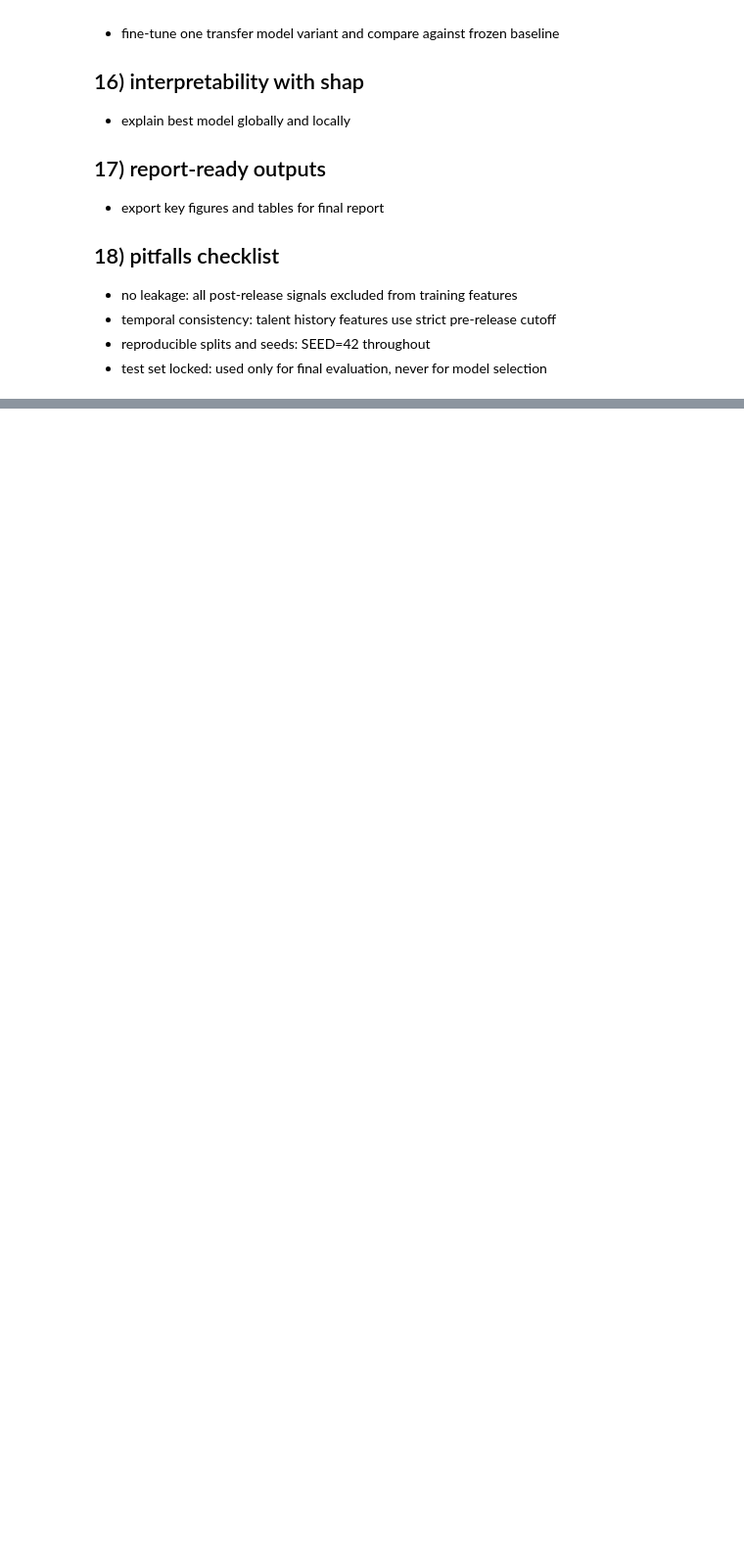
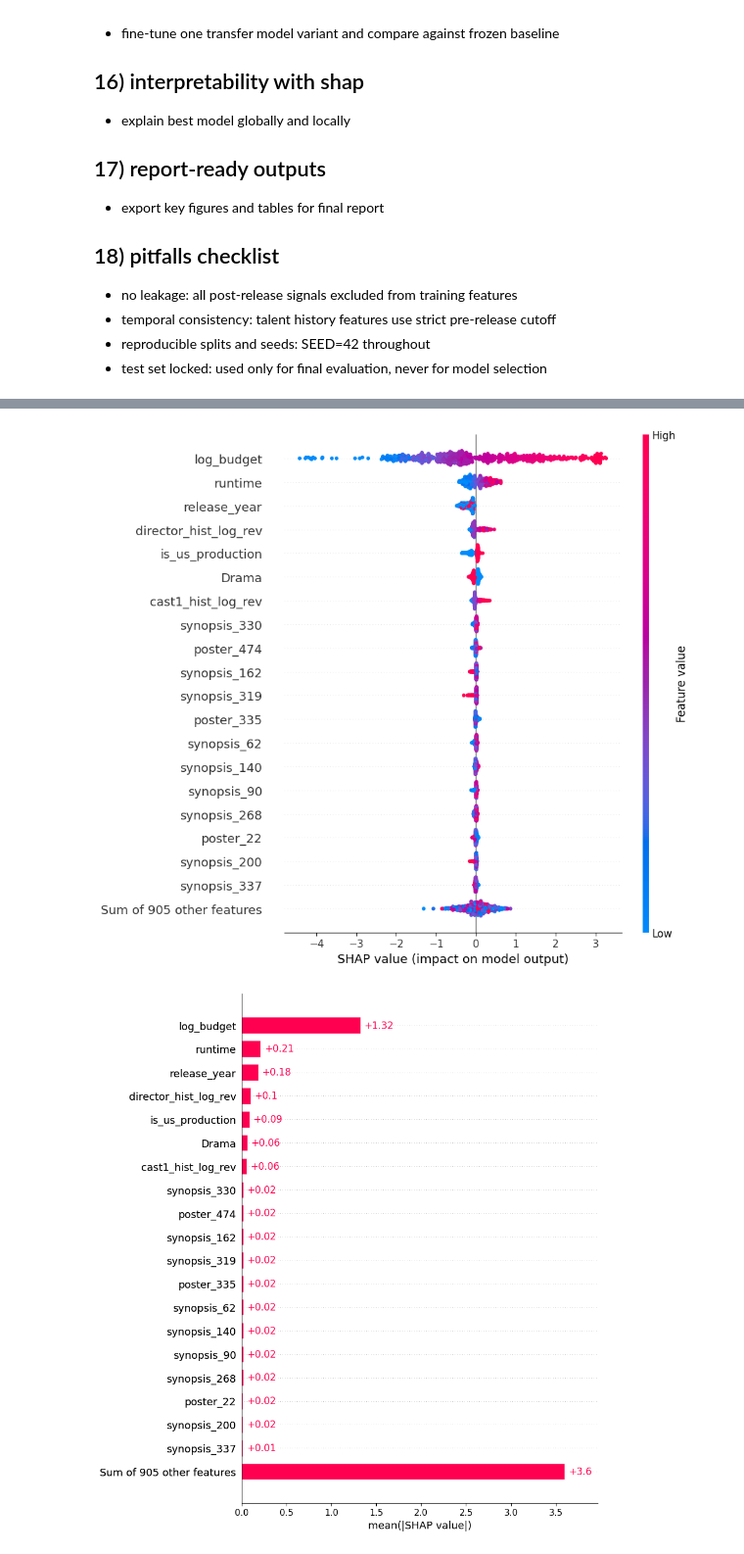
Before and after one commit to oliespineira/ML-project, a Jupyter notebook: notebook.ipynb, the cells around one changed output, grey strips where cells are left out. Shown at 98% size. Drawn from its saved outputs; the diff is of its cells as text; code cells hidden in the pictures; blank space fills up the shorter version.

Commit message:
model

```diff
--- a/notebook.ipynb
+++ b/notebook.ipynb
@@ -1047,0 +1101,19 @@ print("evaluate_regression() and evaluate_classification() defined — call per
+# %%
+import lightgbm as lgb
+
+lgb_model = lgb.LGBMRegressor(
+    n_estimators=1000,
+    learning_rate=0.05,
+    num_leaves=63,
+    min_child_samples=50,
+    subsample=0.8,
+    random_state=SEED,
+    n_jobs=-1,
+)
+lgb_model.fit(
+    X_train_full, y_train,
+    eval_set=[(X_val_full, y_val)],
+    callbacks=[lgb.early_stopping(50), lgb.log_evaluation(100)],
+)
+
+evaluate_regression(y_val, lgb_model.predict(X_val_full), label="LightGBM full")
@@ -1081,0 +1263,23 @@ print("evaluate_regression() and evaluate_classification() defined — call per
+# %%
+import shap
+
+feature_names = (
+    structured_cols +
+    genre_cols +
+    talent_cols +
+    [f"synopsis_{i}" for i in range(X_synopsis_train.shape[1])] +
+    [f"poster_{i}" for i in range(X_poster_train.shape[1])]
+)
+
+explainer = shap.TreeExplainer(lgb_model)
+
+# pass feature names here
+import pandas as pd
+X_val_df    = pd.DataFrame(X_val_full[:500], columns=feature_names)
+shap_values = explainer(X_val_df)
+
+shap.plots.beeswarm(shap_values, max_display=20)
+shap.plots.bar(shap_values, max_display=20)
+# %% [output]
+[figure, added]
+[figure, added]
```
Also changed, not shown: parts of 27 cells of this notebook.
